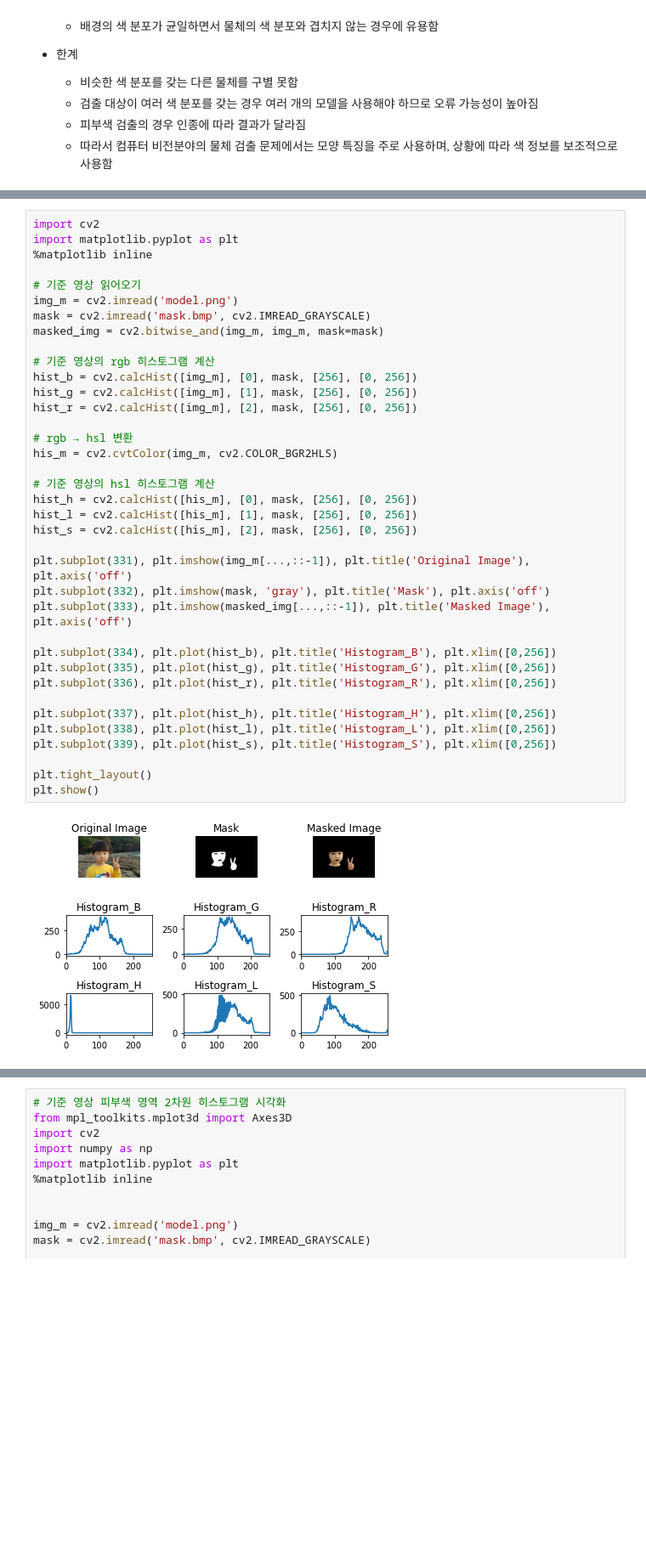
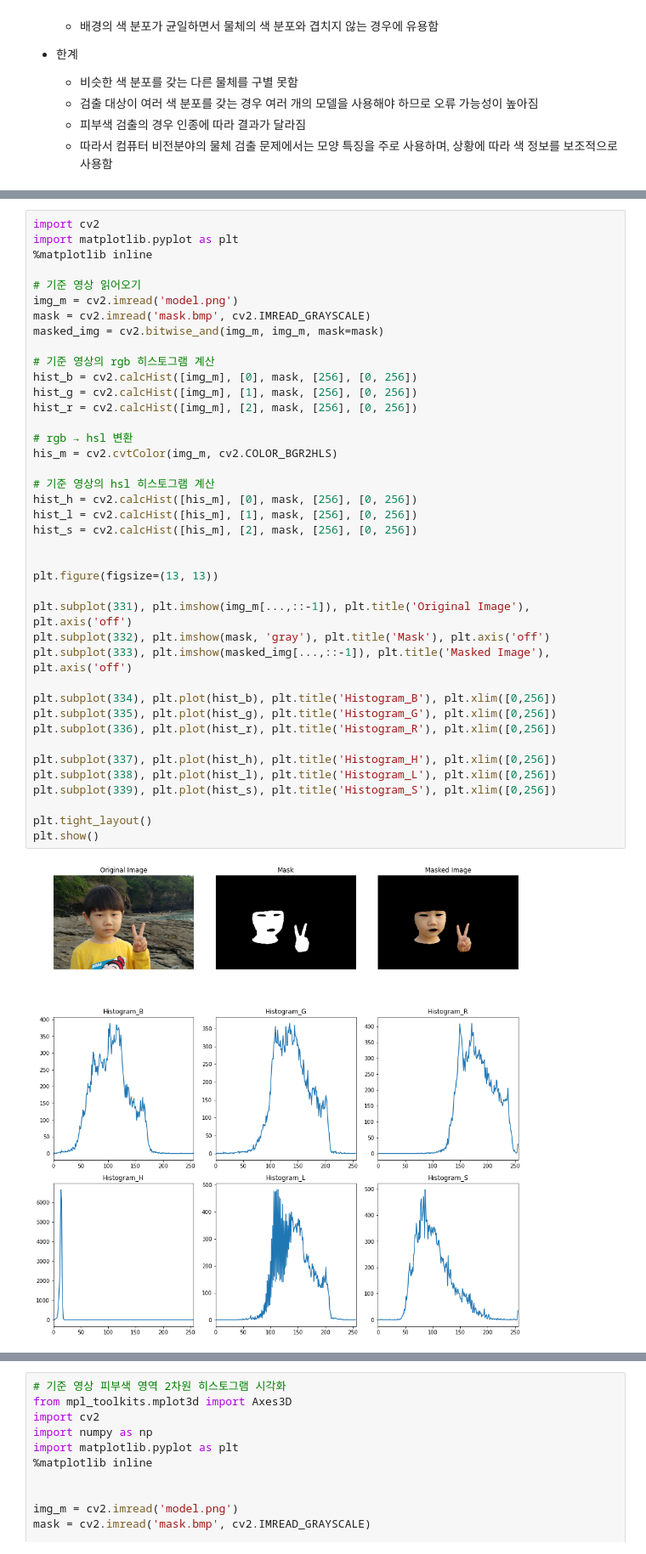
Before and after one commit to mjw2705/MachineVision, a Jupyter notebook: ch2-2_histogram backprojection/histogram_backprojection.ipynb, the cells around one changed output, grey strips where cells are left out. Shown: that part at 85% size. Saved outputs shown, nothing was run; the diff lists cells and outputs as text; blank space fills up the shorter version.

```diff
--- a/ch2-2_histogram backprojection/histogram_backprojection.ipynb
+++ b/ch2-2_histogram backprojection/histogram_backprojection.ipynb
@@ -53,32 +53,35 @@ mask = cv2.imread('mask.bmp', cv2.IMREAD_GRAYSCALE)
 masked_img = cv2.bitwise_and(img_m, img_m, mask=mask)
 
 # 기준 영상의 rgb 히스토그램 계산
 hist_b = cv2.calcHist([img_m], [0], mask, [256], [0, 256])
 hist_g = cv2.calcHist([img_m], [1], mask, [256], [0, 256])
 hist_r = cv2.calcHist([img_m], [2], mask, [256], [0, 256])
 
 # rgb → hsl 변환
 his_m = cv2.cvtColor(img_m, cv2.COLOR_BGR2HLS)
 
 # 기준 영상의 hsl 히스토그램 계산
 hist_h = cv2.calcHist([his_m], [0], mask, [256], [0, 256])
 hist_l = cv2.calcHist([his_m], [1], mask, [256], [0, 256])
 hist_s = cv2.calcHist([his_m], [2], mask, [256], [0, 256])
 
+
+plt.figure(figsize=(13, 13))
+
 plt.subplot(331), plt.imshow(img_m[...,::-1]), plt.title('Original Image'), plt.axis('off')
 plt.subplot(332), plt.imshow(mask, 'gray'), plt.title('Mask'), plt.axis('off')
 plt.subplot(333), plt.imshow(masked_img[...,::-1]), plt.title('Masked Image'), plt.axis('off')
 
 plt.subplot(334), plt.plot(hist_b), plt.title('Histogram_B'), plt.xlim([0,256])
 plt.subplot(335), plt.plot(hist_g), plt.title('Histogram_G'), plt.xlim([0,256])
 plt.subplot(336), plt.plot(hist_r), plt.title('Histogram_R'), plt.xlim([0,256])
 
 plt.subplot(337), plt.plot(hist_h), plt.title('Histogram_H'), plt.xlim([0,256])
 plt.subplot(338), plt.plot(hist_l), plt.title('Histogram_L'), plt.xlim([0,256])
 plt.subplot(339), plt.plot(hist_s), plt.title('Histogram_S'), plt.xlim([0,256])
 
 plt.tight_layout()
 plt.show()
 # %% [output]
-[figure, old version]
+[figure, new version]
 # %% [markdown]
```
Also changed, not shown: parts of 3 cells of this notebook, 3 other files.
